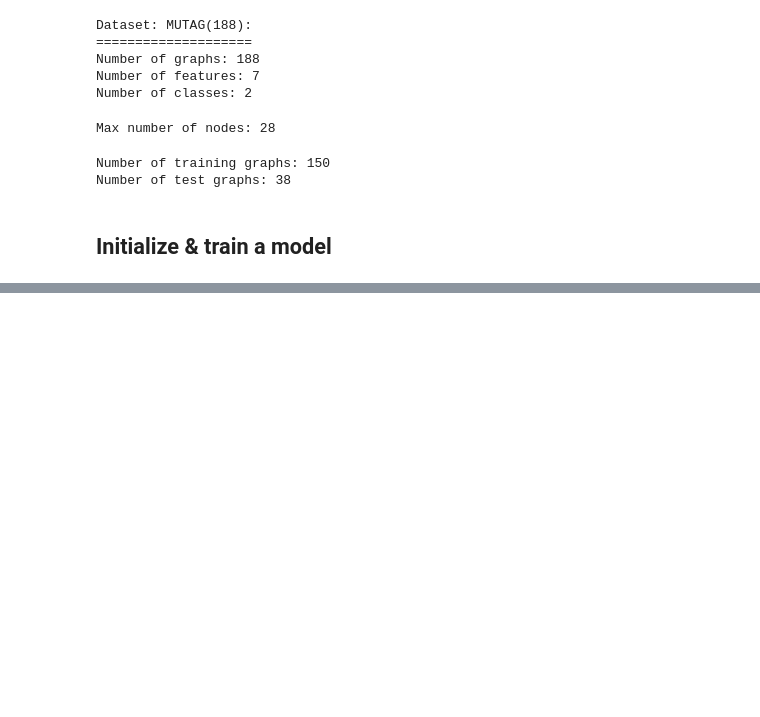
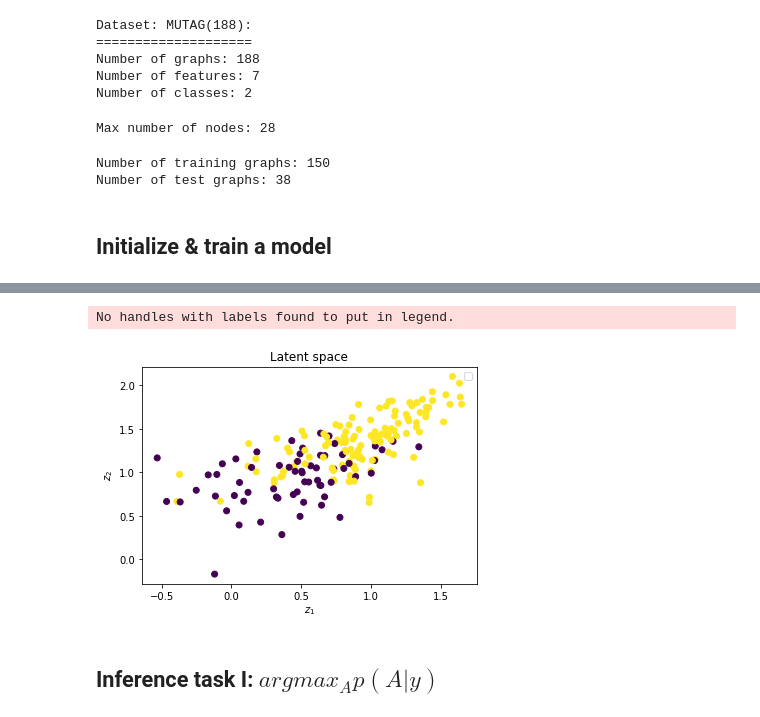
Before and after one commit to maxxxzdn/eegVAE, a Jupyter notebook: Notebook.ipynb, the cells around one changed output, grey strips where cells are left out. Cells and saved outputs as stored; diff of their text form; code cells hidden in the pictures; blank space fills up the shorter version.

```diff
--- a/Notebook.ipynb
+++ b/Notebook.ipynb
@@ -72,0 +100,2 @@ performance_plot(log)
+# %%
+model.state_dict = torch.load('model')
@@ -72,0 +104,14 @@ performance_plot(log)
+# %%
+all_loader = DataLoader(dataset, batch_size=10**10, shuffle=True)
+# %%
+data = next(iter(all_loader))
+# %%
+mu, logvar = model.encode(data.x, data.edge_index, data.batch)
+z = model.reparameterize(mu, logvar).detach().numpy()
+# %%
+visualize_z_space(z, data.y)
+# %% [output]
+No handles with labels found to put in legend.
+[figure, added]
+# %% [markdown]
+## Inference task I: $argmax_{A}p(A|y)$
```
Also changed, not shown: parts of 20 cells of this notebook, 13 other files.
